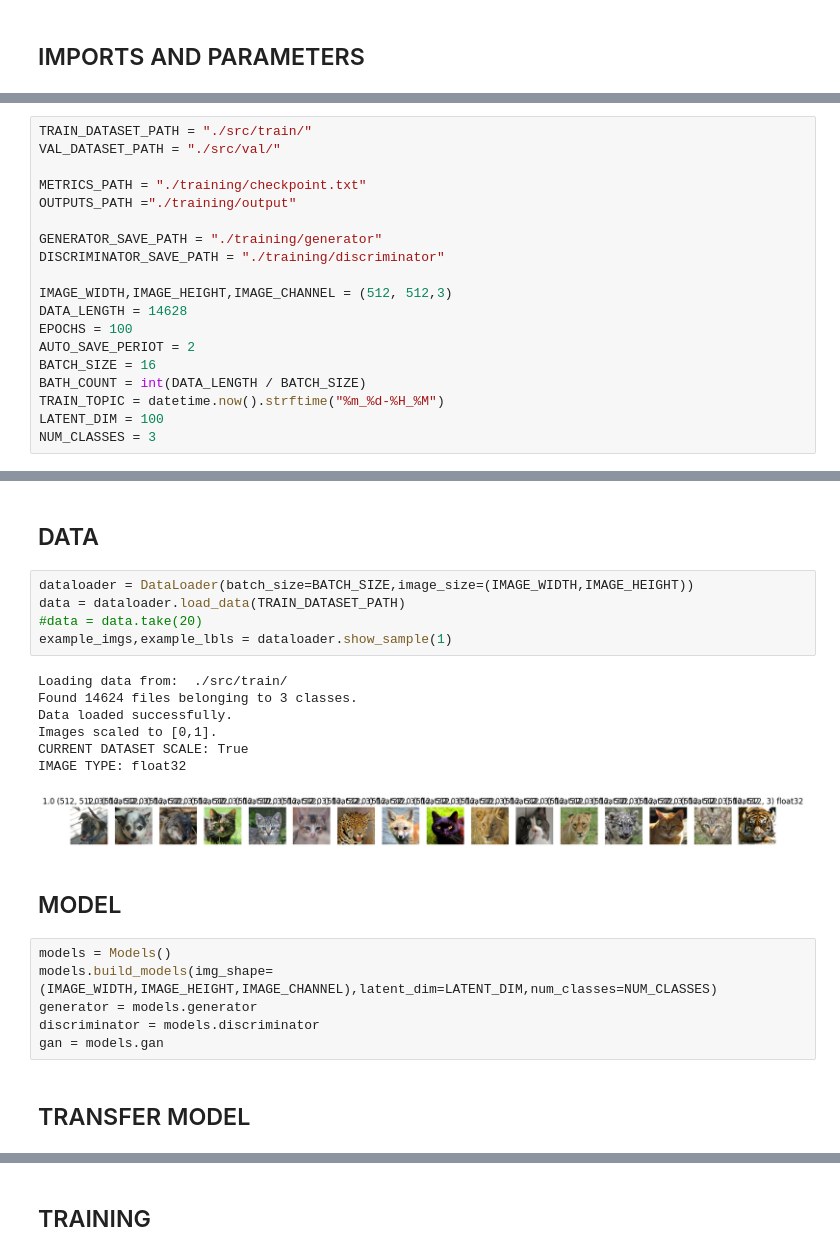
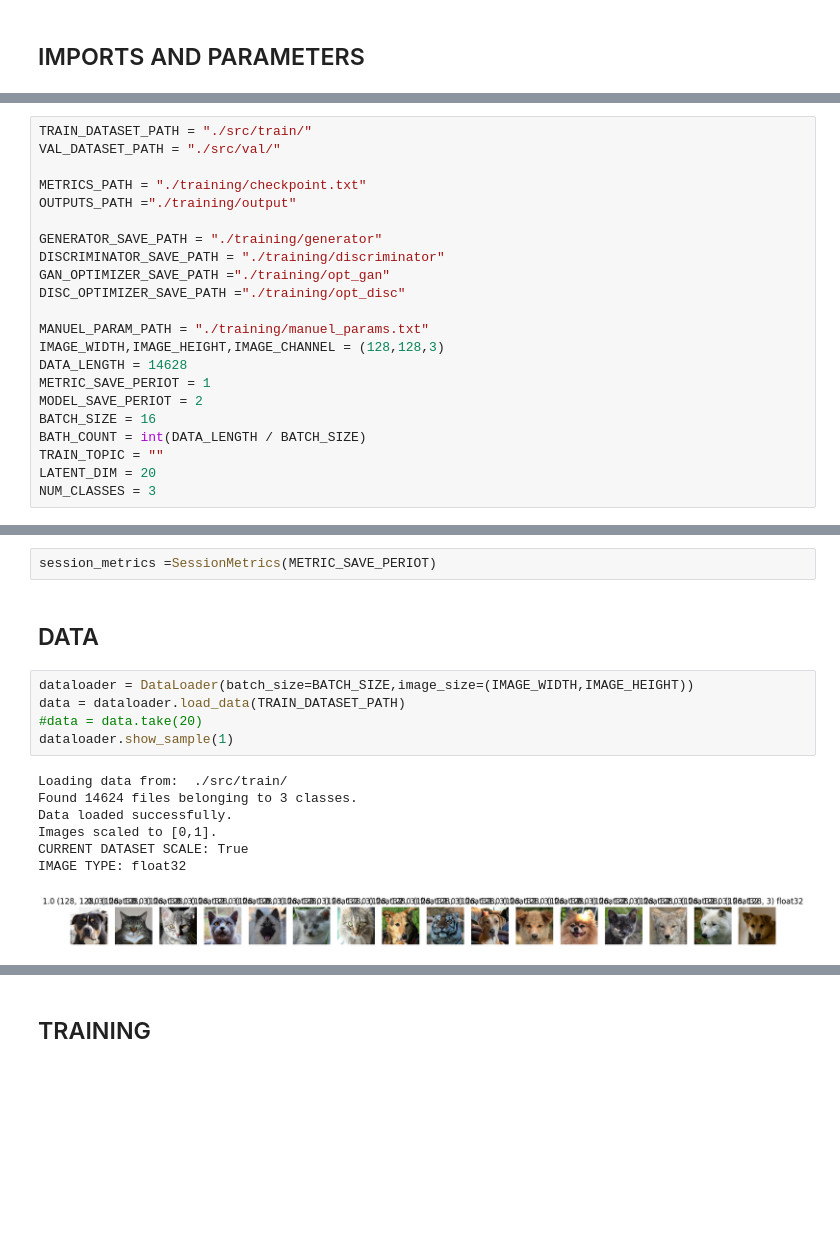
Before and after one commit to rag0nn/animal-cGAN, a Jupyter notebook: gan-training.ipynb, the cells around one changed output, grey strips where cells are left out. Saved outputs shown, nothing was run; the diff lists cells and outputs as text; blank space fills up the shorter version.

```diff
--- a/gan-training.ipynb
+++ b/gan-training.ipynb
@@ -23,13 +23,16 @@ OUTPUTS_PATH ="./training/output"
 
 GENERATOR_SAVE_PATH = "./training/generator"
 DISCRIMINATOR_SAVE_PATH = "./training/discriminator"
+GAN_OPTIMIZER_SAVE_PATH ="./training/opt_gan"
+DISC_OPTIMIZER_SAVE_PATH ="./training/opt_disc"
 
-IMAGE_WIDTH,IMAGE_HEIGHT,IMAGE_CHANNEL = (512, 512,3)
+MANUEL_PARAM_PATH = "./training/manuel_params.txt"
+IMAGE_WIDTH,IMAGE_HEIGHT,IMAGE_CHANNEL = (128,128,3)
 DATA_LENGTH = 14628
-EPOCHS = 100
-AUTO_SAVE_PERIOT = 2
+METRIC_SAVE_PERIOT = 1
+MODEL_SAVE_PERIOT = 2
 BATCH_SIZE = 16
 BATH_COUNT = int(DATA_LENGTH / BATCH_SIZE)
-TRAIN_TOPIC = datetime.now().strftime("%m_%d-%H_%M")
-LATENT_DIM = 100
+TRAIN_TOPIC = ""
+LATENT_DIM = 20
 NUM_CLASSES = 3
@@ -36,25 +79,17 @@ NUM_CLASSES = 3
+# %%
+session_metrics =SessionMetrics(METRIC_SAVE_PERIOT)
 # %% [markdown]
 ## DATA
 # %%
 dataloader = DataLoader(batch_size=BATCH_SIZE,image_size=(IMAGE_WIDTH,IMAGE_HEIGHT))
 data = dataloader.load_data(TRAIN_DATASET_PATH)
 #data = data.take(20)
-example_imgs,example_lbls = dataloader.show_sample(1)
+dataloader.show_sample(1)
 # %% [output]
 Loading data from:  ./src/train/
 Found 14624 files belonging to 3 classes.
 Data loaded successfully.
 Images scaled to [0,1].
 CURRENT DATASET SCALE: True
 IMAGE TYPE: float32
-[figure, old version]
+[figure, new version]
-# %% [markdown]
-## MODEL
-# %%
-models = Models()
-models.build_models(img_shape=(IMAGE_WIDTH,IMAGE_HEIGHT,IMAGE_CHANNEL),latent_dim=LATENT_DIM,num_classes=NUM_CLASSES)
-generator = models.generator
-discriminator = models.discriminator
-gan = models.gan
-# %% [markdown]
-## TRANSFER MODEL
```
Also changed, not shown: parts of 10 cells of this notebook, 28 other files.
